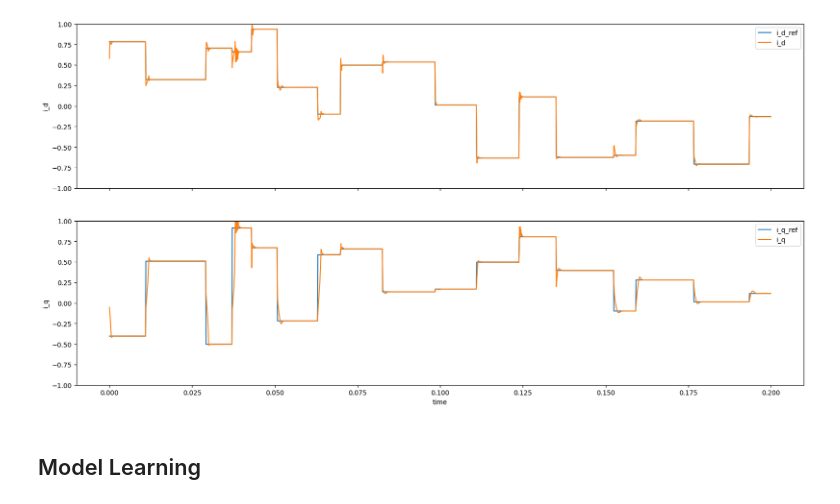
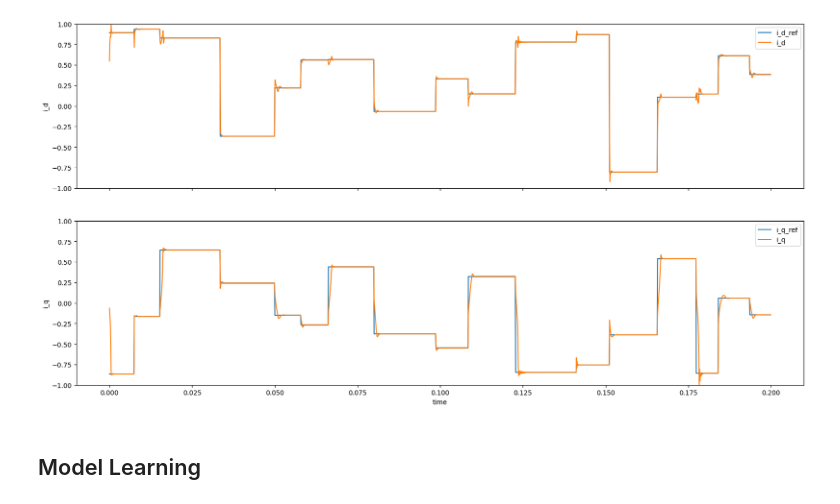
Before and after one commit to OliverSchw/dpc_project, a Jupyter notebook: notebooks/2.0.model_learning.ipynb, the cells around one changed output. Saved outputs shown, nothing was run; the diff lists cells and outputs as text; code cells hidden in the pictures.

```diff
--- a/notebooks/2.0.model_learning.ipynb
+++ b/notebooks/2.0.model_learning.ipynb
@@ -94,7 +94,7 @@ plt.yscale('log')
 # %%
-obs,obs2,acts=steps_eval(motor_env,reset_env,fin_policy2,featurize,jax.random.PRNGKey(2),2000)
+obs,obs2,acts=steps_eval(motor_env,reset_env,fin_policy2,featurize,jax.random.PRNGKey(765),2000)
 # %% [output]
-[figure, old version]
+[figure, new version]
 # %% [markdown]
 ## Model Learning
 # %%
```
Also changed, not shown: parts of 10 cells of this notebook, 5 other files.
